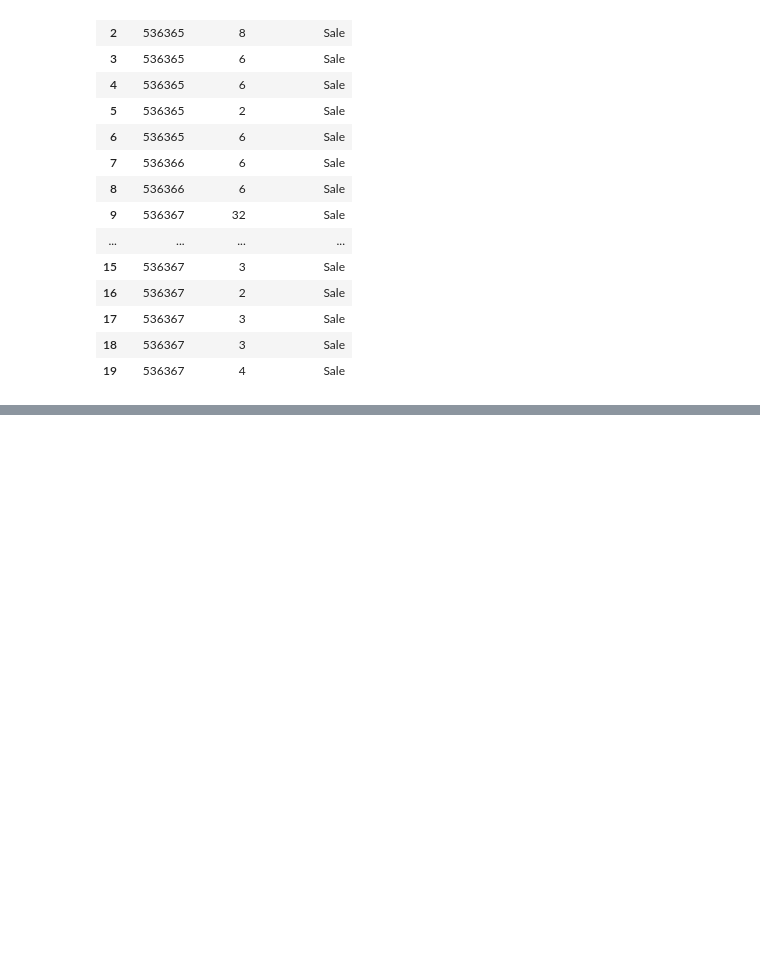
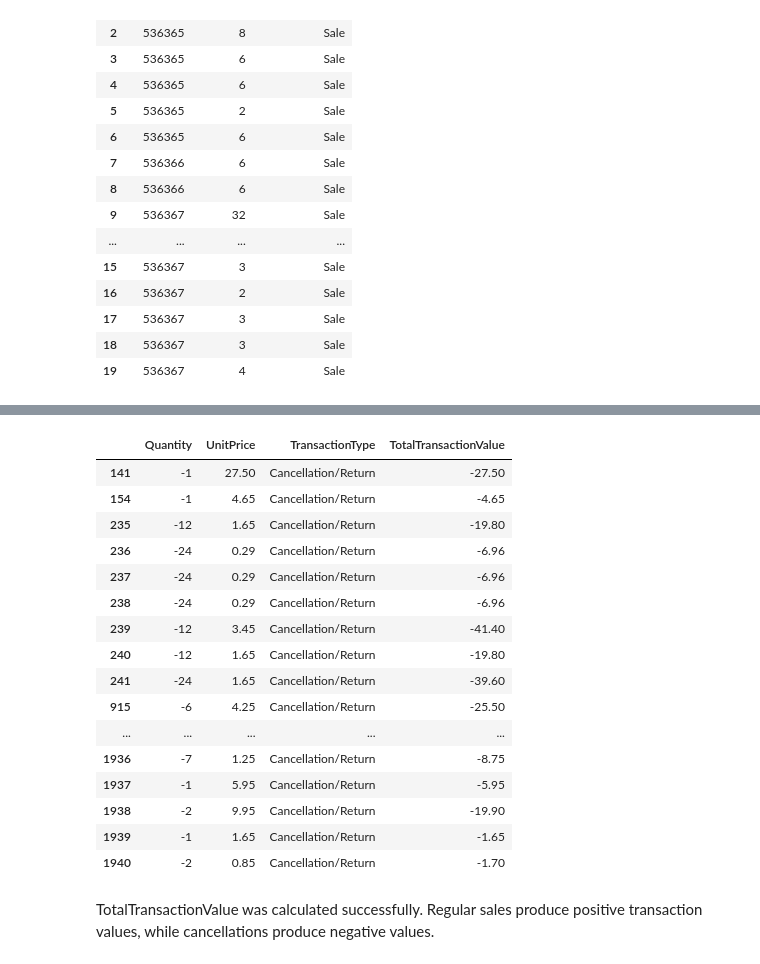
Before and after one commit to UmarHData/Online-Retail-Transaction-Analysis, a Jupyter notebook: jupyter_notebooks/ETL.ipynb, the cells around one changed output, grey strips where cells are left out. Cells and saved outputs as stored; diff of their text form; code cells hidden in the pictures; blank space fills up the shorter version.

```diff
--- a/jupyter_notebooks/ETL.ipynb
+++ b/jupyter_notebooks/ETL.ipynb
@@ -846,0 +949,25 @@ df[['InvoiceNo', 'Quantity', 'TransactionType']].head(20)
+# %%
+# Confirm that cancellations produce negative transaction values
+df[df['TransactionType'] == 'Cancellation/Return'][
+    ['Quantity', 'UnitPrice', 'TransactionType', 'TotalTransactionValue']
+].head(20)
+# %% [output]
+|  | Quantity | UnitPrice | TransactionType | TotalTransactionValue |
+| 141 | -1 | 27.50 | Cancellation/Return | -27.50 |
+| 154 | -1 | 4.65 | Cancellation/Return | -4.65 |
+| 235 | -12 | 1.65 | Cancellation/Return | -19.80 |
+| 236 | -24 | 0.29 | Cancellation/Return | -6.96 |
+| 237 | -24 | 0.29 | Cancellation/Return | -6.96 |
+| 238 | -24 | 0.29 | Cancellation/Return | -6.96 |
+| 239 | -12 | 3.45 | Cancellation/Return | -41.40 |
+| 240 | -12 | 1.65 | Cancellation/Return | -19.80 |
+| 241 | -24 | 1.65 | Cancellation/Return | -39.60 |
+| 915 | -6 | 4.25 | Cancellation/Return | -25.50 |
+| ... | ... | ... | ... | ... |
+| 1936 | -7 | 1.25 | Cancellation/Return | -8.75 |
+| 1937 | -1 | 5.95 | Cancellation/Return | -5.95 |
+| 1938 | -2 | 9.95 | Cancellation/Return | -19.90 |
+| 1939 | -1 | 1.65 | Cancellation/Return | -1.65 |
+| 1940 | -2 | 0.85 | Cancellation/Return | -1.70 |
+# %% [markdown]
+TotalTransactionValue was calculated successfully. Regular sales produce positive transaction values, while cancellations produce negative values.
```
Also changed, not shown: parts of 25 cells of this notebook.
